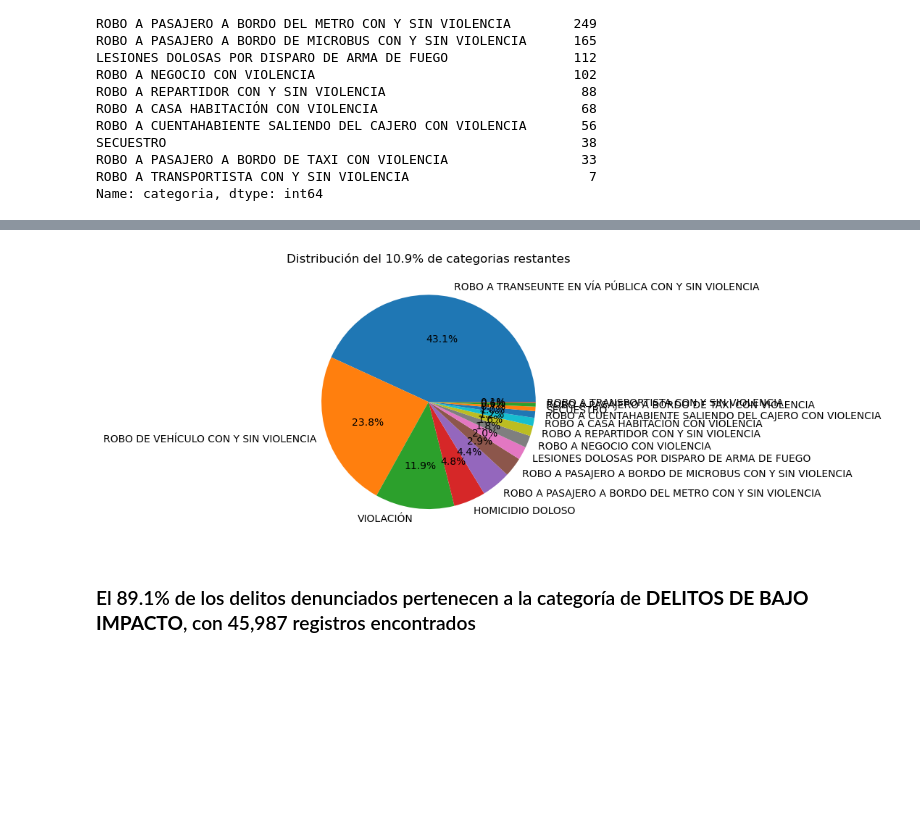
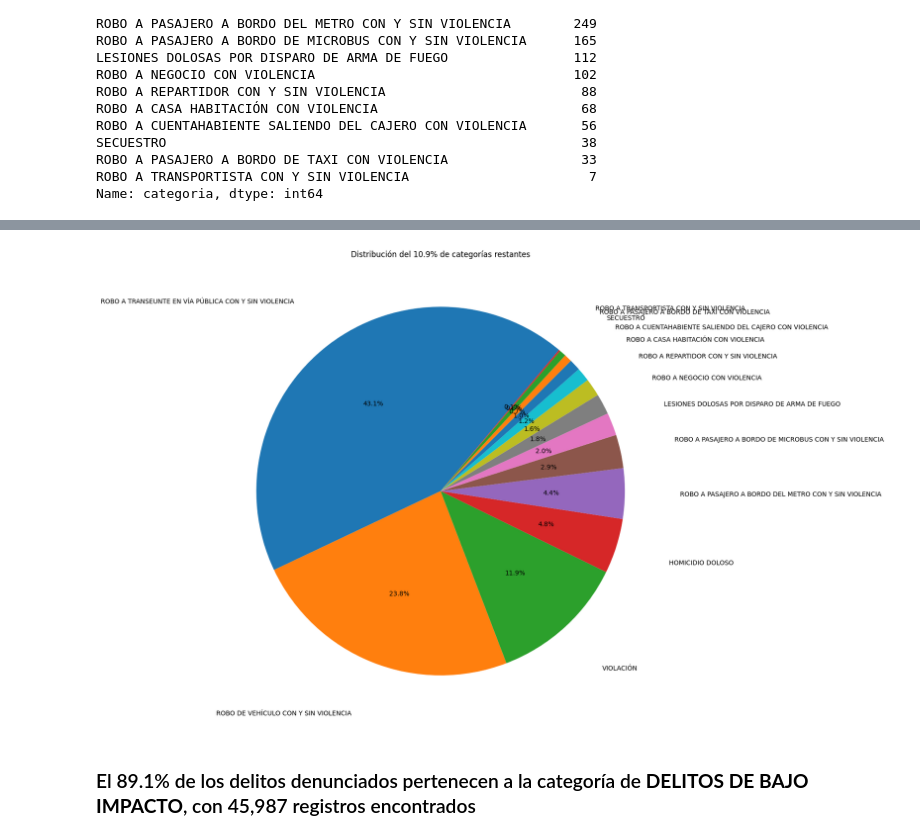
Before and after one commit to porto-o/analisis_carpetas_investigacion, a Jupyter notebook: Analisis.ipynb, the cells around one changed output, grey strips where cells are left out. Cells and saved outputs as stored; diff of their text form; code cells hidden in the pictures; blank space fills up the shorter version.

```diff
--- a/Analisis.ipynb
+++ b/Analisis.ipynb
@@ -79,12 +79,14 @@ plt.show()
 # %% [output]
 [figure]
 # %%
-plt.pie(cat_otros, labels=cat_otros.index, autopct='%1.1f%%')
-plt.title("Distribución del 10.9% de categorias restantes")
+plt.figure(figsize=(13, 13))
+plt.pie(cat_otros, labels=cat_otros.index, autopct='%1.1f%%', startangle=50, labeldistance=1.3)
+plt.title("Distribución del 10.9% de categorías restantes")
+
 
 plt.show()
 # %% [output]
-[figure, old version]
+[figure, new version]
 # %% [markdown]
 ### El 89.1% de los delitos denunciados pertenecen a la categoría de **DELITOS DE BAJO IMPACTO**, con 45,987 registros encontrados
 # %% [markdown]
```
Also changed, not shown: parts of 3 cells of this notebook, 1 other file.
